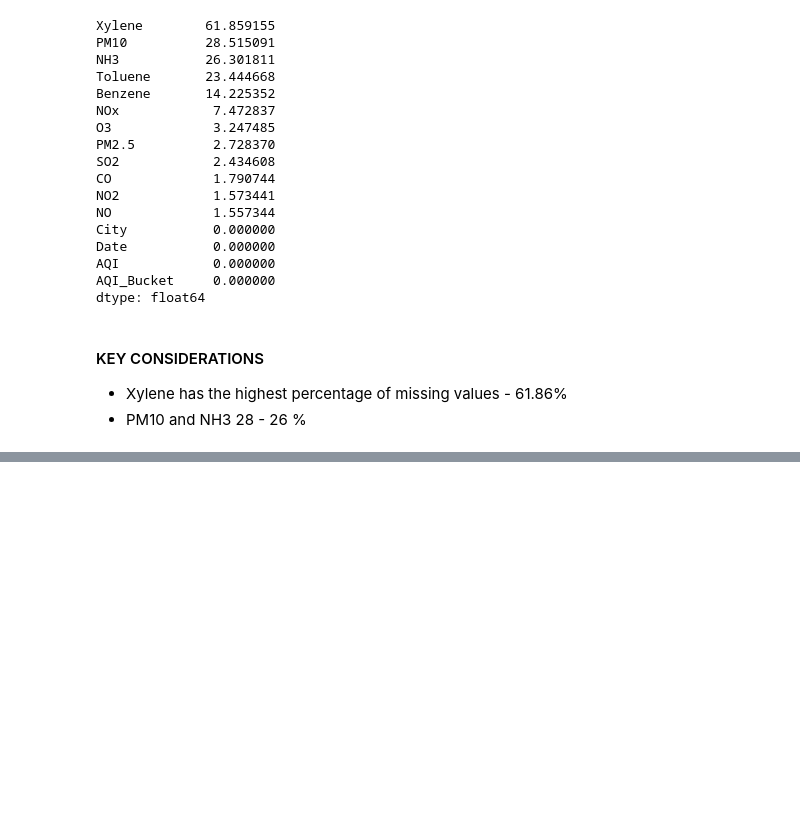
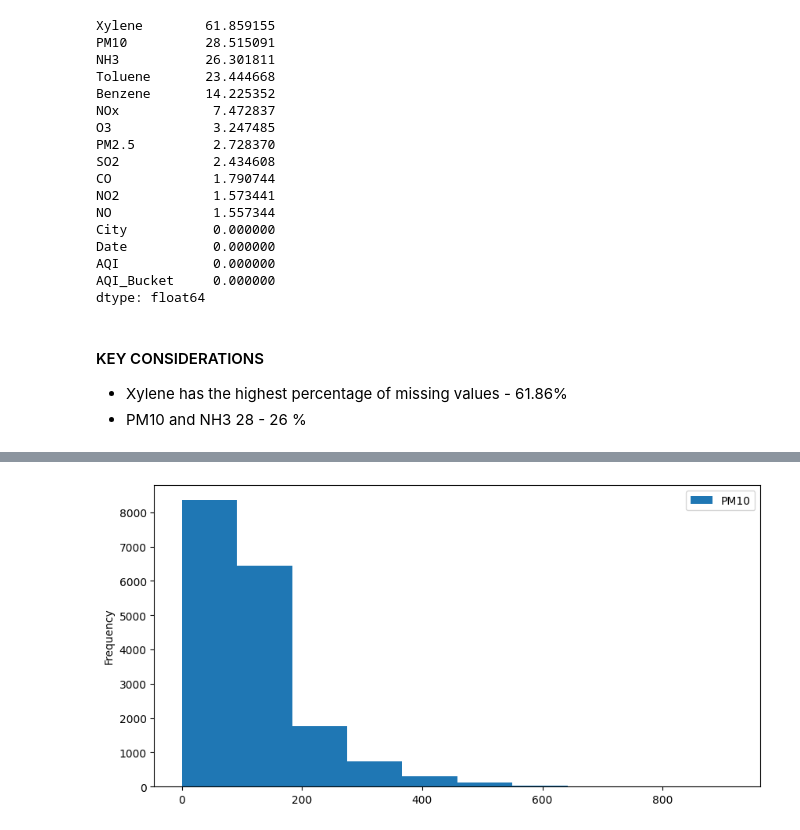
Before and after one commit to Archishman-03/Air-Quality-Prediction-Model-using-py, a Jupyter notebook: AQI Prediction Model.ipynb, the cells around one changed output, grey strips where cells are left out. Cells and saved outputs as stored; diff of their text form; code cells hidden in the pictures; blank space fills up the shorter version.

```diff
--- a/AQI Prediction Model.ipynb
+++ b/AQI Prediction Model.ipynb
@@ -185,0 +196,6 @@ dtype: float64
+# %%
+df['PM10'].plot(kind = 'hist', figsize=(10,5))
+plt.legend()
+plt.show()
+# %% [output]
+[figure, added]
```
Also changed, not shown: parts of 42 cells of this notebook.
